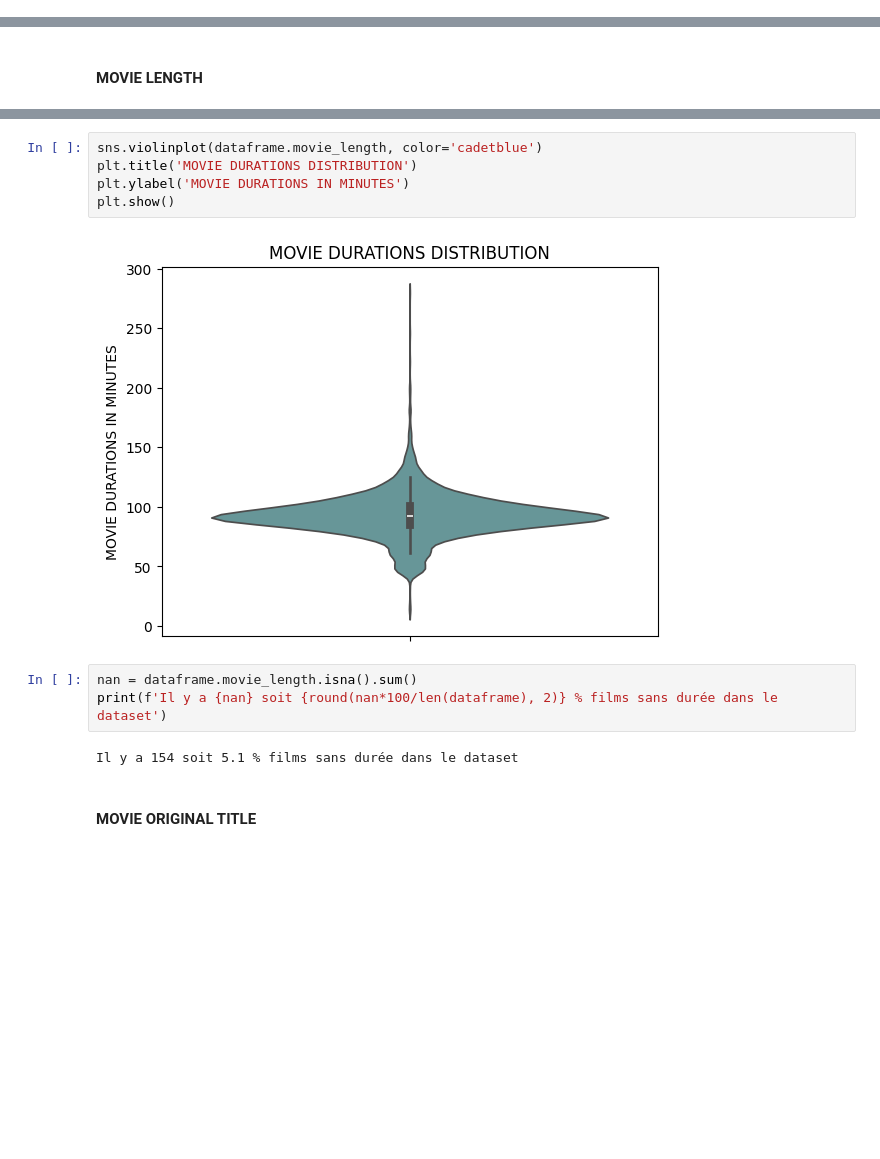
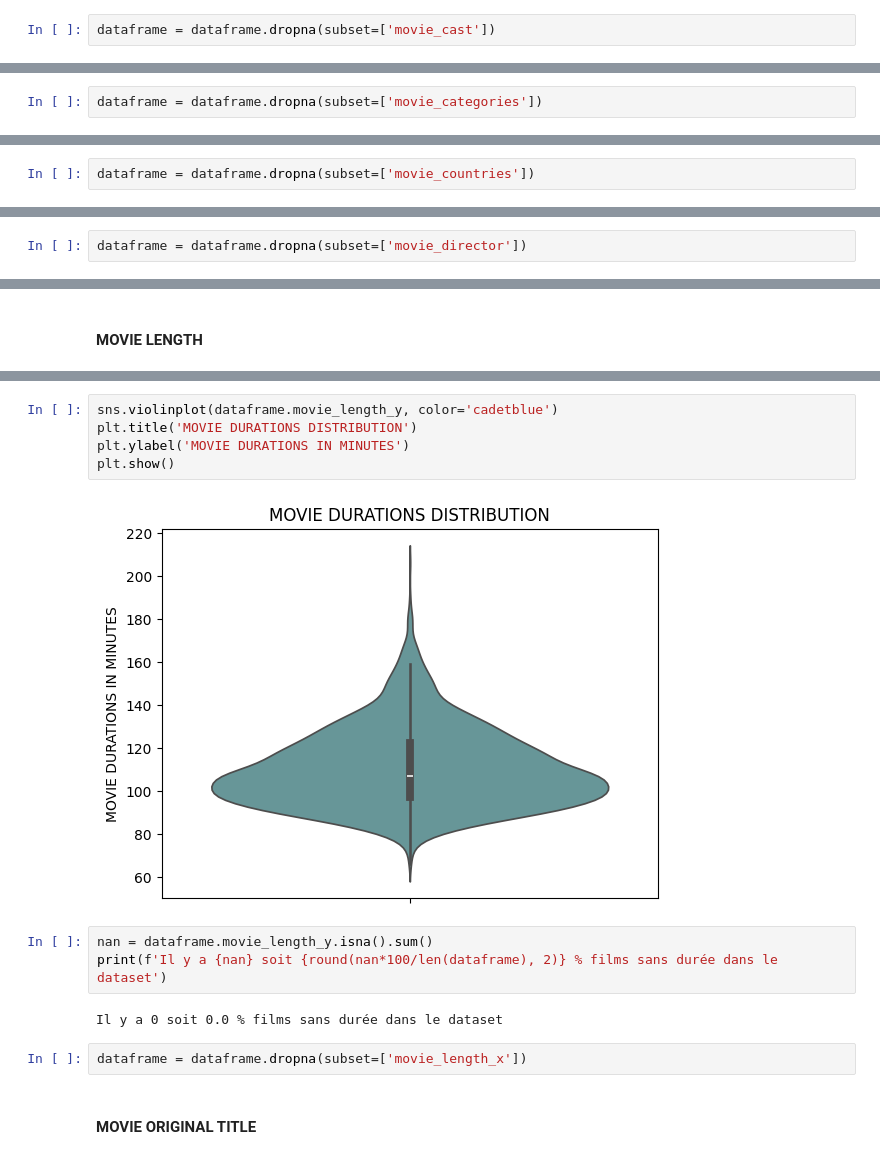
Before and after one commit to t7bo/BOX, a Jupyter notebook: eda/EDAimdb.ipynb, the cells around one changed output, grey strips where cells are left out. Drawn from its saved outputs; the diff is of its cells as text; blank space fills up the shorter version.

```diff
--- a/eda/EDAimdb.ipynb
+++ b/eda/EDAimdb.ipynb
@@ -327,3 +408,5 @@ Il y a 22 soit 0.73 % films sans casting dans le dataset
+# %%
+dataframe = dataframe.dropna(subset=['movie_cast'])
 # %% [markdown]
 #### MOVIE CATEGORIES
 # %%
@@ -370,3 +453,5 @@ Il y a 6 soit 0.2 % films sans catégories/genres dans le dataset
+# %%
+dataframe = dataframe.dropna(subset=['movie_categories'])
 # %% [markdown]
 #### MOVIE COUNTRIES
 # %%
@@ -385,3 +470,5 @@ Il y a 10 soit 0.33 % films sans pays dans le dataset
+# %%
+dataframe = dataframe.dropna(subset=['movie_countries'])
 # %% [markdown]
 #### MOVIE DIRECTORS
 # %%
@@ -392,3 +479,5 @@ Il y a 17 soit 0.56 % films sans casting dans le dataset
+# %%
+dataframe = dataframe.dropna(subset=['movie_director'])
 # %%
 dataframe.movie_director.describe()
 # %% [output]
@@ -511,15 +625,17 @@ Name: movie_length, dtype: float64
 # %%
-sns.violinplot(dataframe.movie_length, color='cadetblue')
+sns.violinplot(dataframe.movie_length_y, color='cadetblue')
 plt.title('MOVIE DURATIONS DISTRIBUTION')
 plt.ylabel('MOVIE DURATIONS IN MINUTES')
 plt.show()
 # %% [output]
-[figure, old version]
+[figure, new version]
 # %%
-nan = dataframe.movie_length.isna().sum()
+nan = dataframe.movie_length_y.isna().sum()
 print(f'Il y a {nan} soit {round(nan*100/len(dataframe), 2)} % films sans durée dans le dataset')
 # %% [output]
-Il y a 154 soit 5.1 % films sans durée dans le dataset
+Il y a 0 soit 0.0 % films sans durée dans le dataset
+# %%
+dataframe = dataframe.dropna(subset=['movie_length_x'])
 # %% [markdown]
 #### MOVIE ORIGINAL TITLE
 # %%
```
Also changed, not shown: parts of 85 cells of this notebook, 6 other files.
